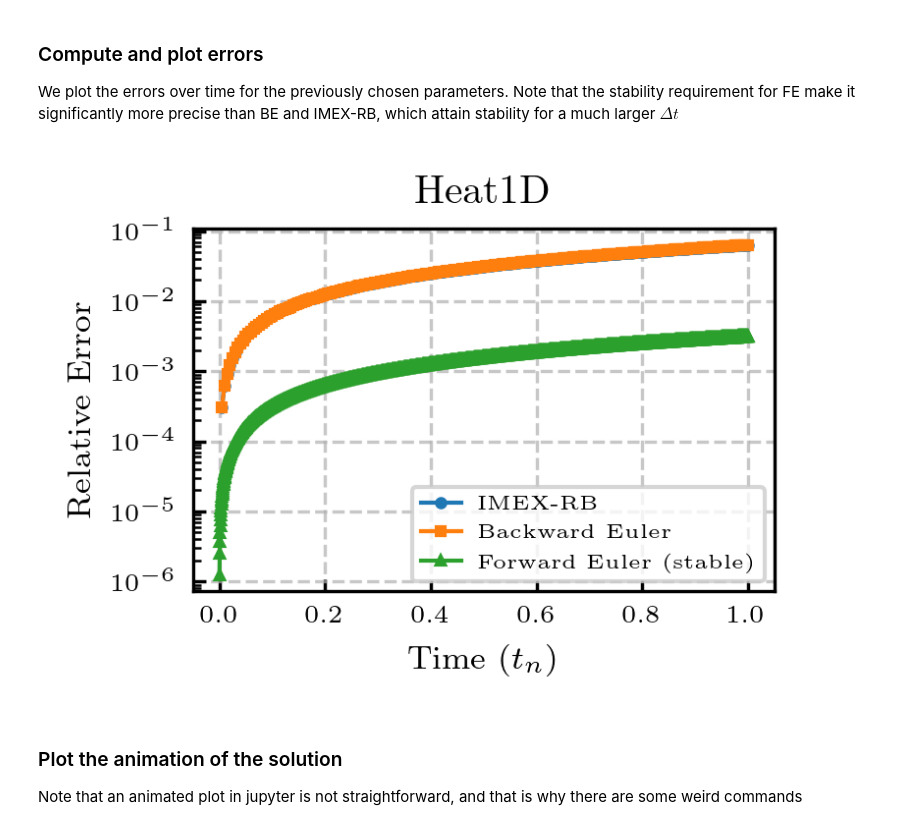
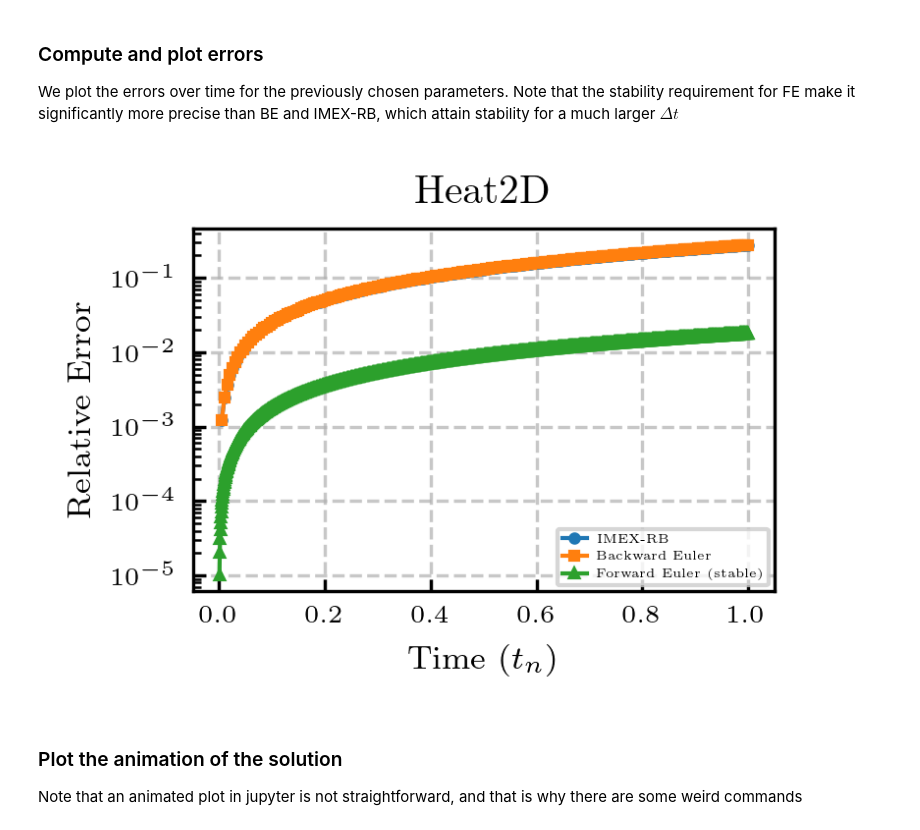
Before and after one commit to Fra-Sala/IMEX-RB, a Jupyter notebook: tutorials/heat2D.ipynb, the cells around one changed output. Cells and saved outputs as stored; diff of their text form; code cells hidden in the pictures.

```diff
--- a/tutorials/heat2D.ipynb
+++ b/tutorials/heat2D.ipynb
@@ -21,17 +21,22 @@ We want to solve the 2D heat equation on the interval $x \in [0, L]$, $t > 0$:
 
 We can now integrate in time, to show the performance of IMEX-RB compared to classic 1st order integration schemes, i.e. Backward/Forward Euler.
 # %%
-from problems1D import Heat1D
+from problemsPDE import Heat2D
 
-problem_name = "Heat1D"
-L = 1
-Nx = 50
+problem_name = "Heat2D"
+Lx = 1
+Ly = Lx
+Nx = 30
+Ny = Nx
 kappa = 0.5
 bc_left = 0.0
 bc_right = 0.0
+bc_bottom = 0.0
+bc_top = 0.0
 t0 = 0.0
 tf = 1.0
 tspan = [t0, tf]
 # Define the problem object
-problem = Heat1D(Nx, L, kappa, bc_left, bc_right)
+problem = Heat2D(Nx, Ny, Lx, Ly, kappa, bc_left, bc_right,
+                 bc_bottom, bc_top)
 u0 = problem.initial_condition()
@@ -43,7 +68,7 @@ Nt = 200
 # Define epsilon for absolute stability condition
 epsilon = 1e-4 # 1.0/np.linalg.cond(problem.A)
 # Define max dimension of subspace before subiterations
-maxsize = int(np.ceil(np.pow(Nx, 1/3)))
+maxsize = int(np.ceil(np.pow(problem.Nh, 1/3)))
 # Define max allowed enlargement during subiterations
 maxsubiter = maxsize
 # %% [markdown]
@@ -68,27 +95,27 @@ We plot the errors over time for the previously chosen parameters. Note that the
 # %%
 import matplotlib.pyplot as plt
 
 # Compute relative errors over time
-errIMEX = compute_errors(uIMEX, tvec, problem.domain, problem.exact_solution)
-errBE = compute_errors(uBE, tvec, problem.domain, problem.exact_solution)
-errFE = compute_errors(uFE, tvecFE, problem.domain, problem.exact_solution)
+errIMEX = compute_errors(uIMEX, tvec, problem.coords, problem.exact_solution, dim=2)
+errBE = compute_errors(uBE, tvec, problem.coords, problem.exact_solution, dim=2)
+errFE = compute_errors(uFE, tvecFE, problem.coords, problem.exact_solution, dim=2)
 
 # Plot the errors
 plt.semilogy(tvec[1:], errIMEX, label="IMEX-RB", marker='o')
 plt.semilogy(tvec[1:], errBE, label="Backward Euler", marker='s')
 plt.semilogy(tvecFE[1:], errFE, label="Forward Euler (stable)", marker='^')
 
 # Add labels, legend, and title
 plt.xlabel(r"Time $(t_n)$")
 plt.ylabel("Relative Error")
 plt.title(f"{problem_name}")
 plt.legend()
 plt.grid(True)
 
 # Show the plot
 plt.show()
 # %% [output]
-[figure, old version]
+[figure, new version]
 # %% [markdown]
 ### Plot the animation of the solution
 Note that an animated plot in jupyter is not straightforward, and that is why there are some weird commands
```
Also changed, not shown: parts of 8 cells of this notebook, 5 other files.
